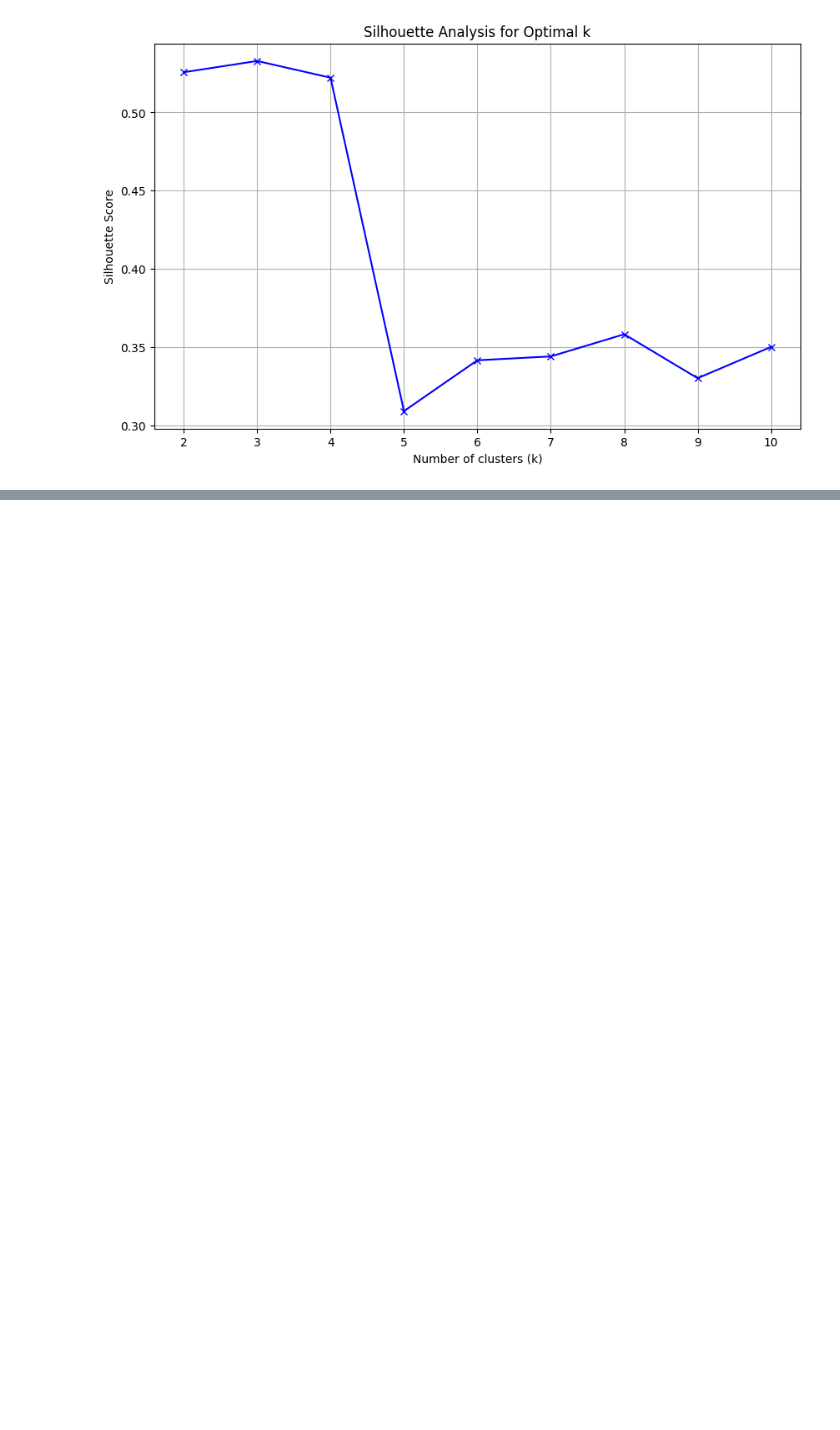
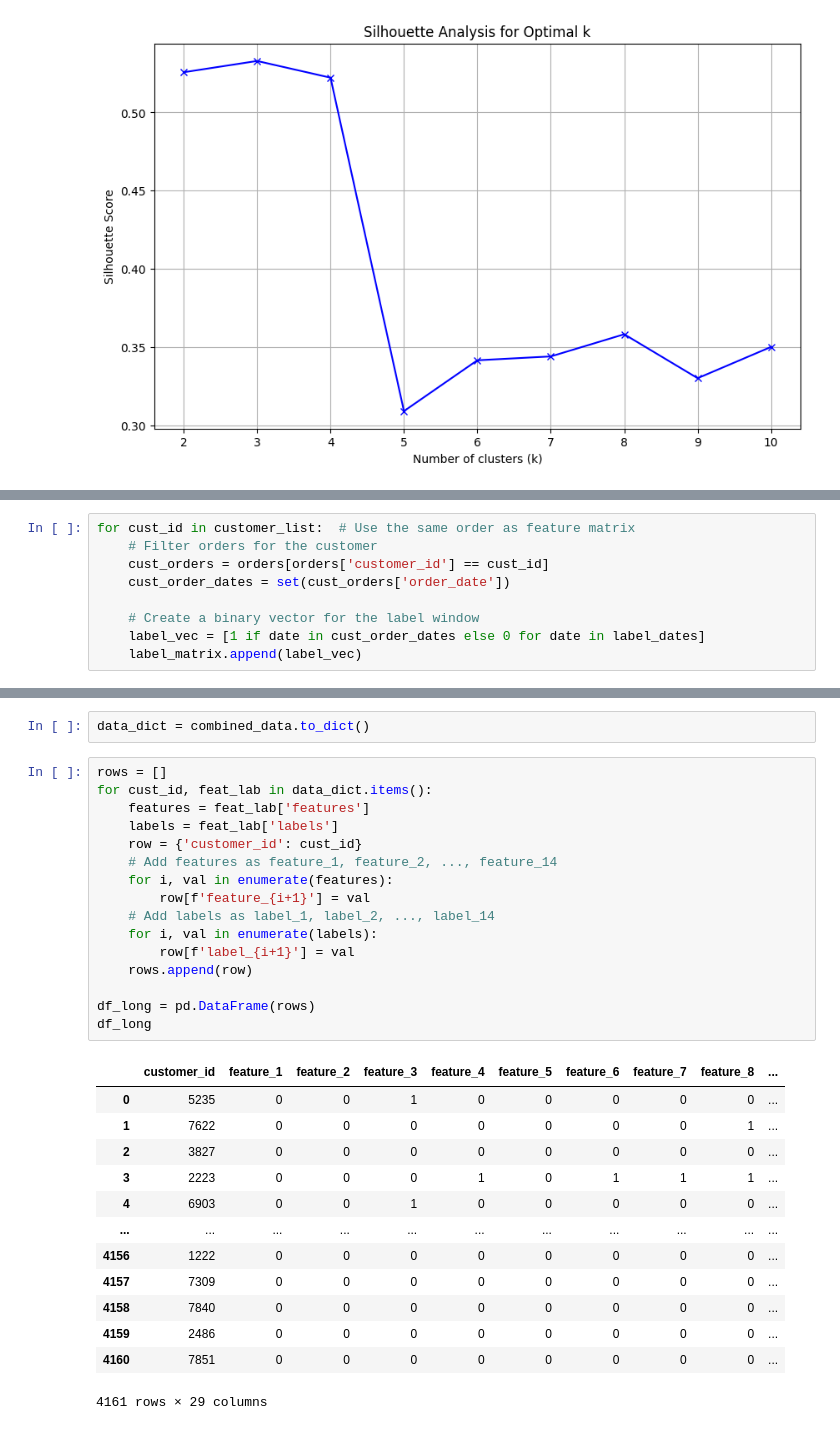
Before and after one commit to RujhaanTaneja/UnORG-SC-DS-MID-PREP_TEAM_HYPERION_Submission, a Jupyter notebook: Krish'sCodeFiles/LSTM_model.ipynb, the cells around one changed output, grey strips where cells are left out. Saved outputs shown, nothing was run; the diff lists cells and outputs as text; blank space fills up the shorter version.

```diff
--- a/Krish'sCodeFiles/LSTM_model.ipynb
+++ b/Krish'sCodeFiles/LSTM_model.ipynb
@@ -170,0 +294,9 @@ old_data
+# %%
+for cust_id in customer_list:  # Use the same order as feature matrix
+    # Filter orders for the customer
+    cust_orders = orders[orders['customer_id'] == cust_id]
+    cust_order_dates = set(cust_orders['order_date'])
+
+    # Create a binary vector for the label window
+    label_vec = [1 if date in cust_order_dates else 0 for date in label_dates]
+    label_matrix.append(label_vec)
@@ -170,0 +341,32 @@ old_data
+# %%
+data_dict = combined_data.to_dict()
+# %%
+rows = []
+for cust_id, feat_lab in data_dict.items():
+    features = feat_lab['features']
+    labels = feat_lab['labels']
+    row = {'customer_id': cust_id}
+    # Add features as feature_1, feature_2, ..., feature_14
+    for i, val in enumerate(features):
+        row[f'feature_{i+1}'] = val
+    # Add labels as label_1, label_2, ..., label_14
+    for i, val in enumerate(labels):
+        row[f'label_{i+1}'] = val
+    rows.append(row)
+
+df_long = pd.DataFrame(rows)
+df_long
+# %% [output]
+|  | customer_id | feature_1 | feature_2 | feature_3 | feature_4 | feature_5 | feature_6 | feature_7 | feature_8 | ... |
+| 0 | 5235 | 0 | 0 | 1 | 0 | 0 | 0 | 0 | 0 | ... |
+| 1 | 7622 | 0 | 0 | 0 | 0 | 0 | 0 | 0 | 1 | ... |
+| 2 | 3827 | 0 | 0 | 0 | 0 | 0 | 0 | 0 | 0 | ... |
+| 3 | 2223 | 0 | 0 | 0 | 1 | 0 | 1 | 1 | 1 | ... |
+| 4 | 6903 | 0 | 0 | 1 | 0 | 0 | 0 | 0 | 0 | ... |
+| ... | ... | ... | ... | ... | ... | ... | ... | ... | ... | ... |
+| 4156 | 1222 | 0 | 0 | 0 | 0 | 0 | 0 | 0 | 0 | ... |
+| 4157 | 7309 | 0 | 0 | 0 | 0 | 0 | 0 | 0 | 0 | ... |
+| 4158 | 7840 | 0 | 0 | 0 | 0 | 0 | 0 | 0 | 0 | ... |
+| 4159 | 2486 | 0 | 0 | 0 | 0 | 0 | 0 | 0 | 0 | ... |
+| 4160 | 7851 | 0 | 0 | 0 | 0 | 0 | 0 | 0 | 0 | ... |
+4161 rows × 29 columns
```
Also changed, not shown: parts of 34 cells of this notebook.
